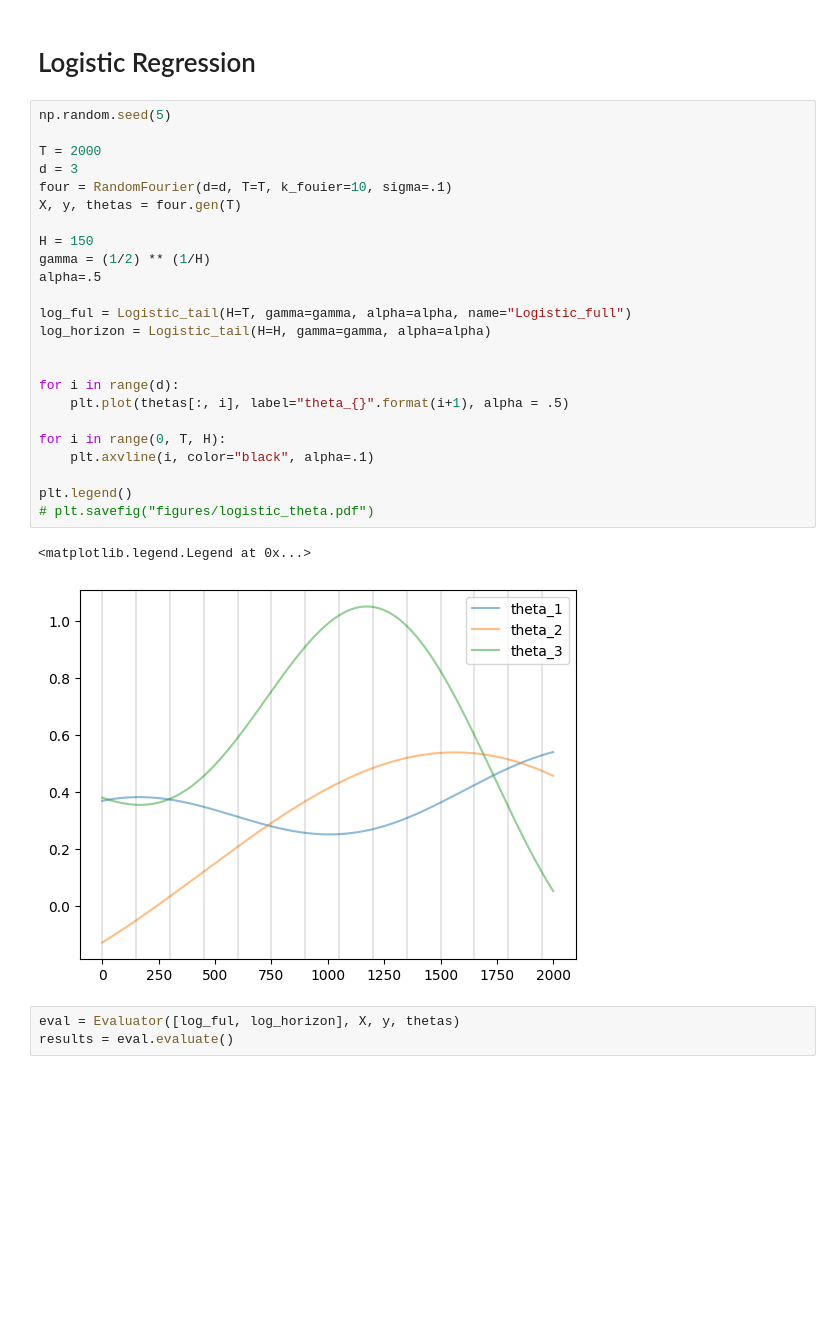
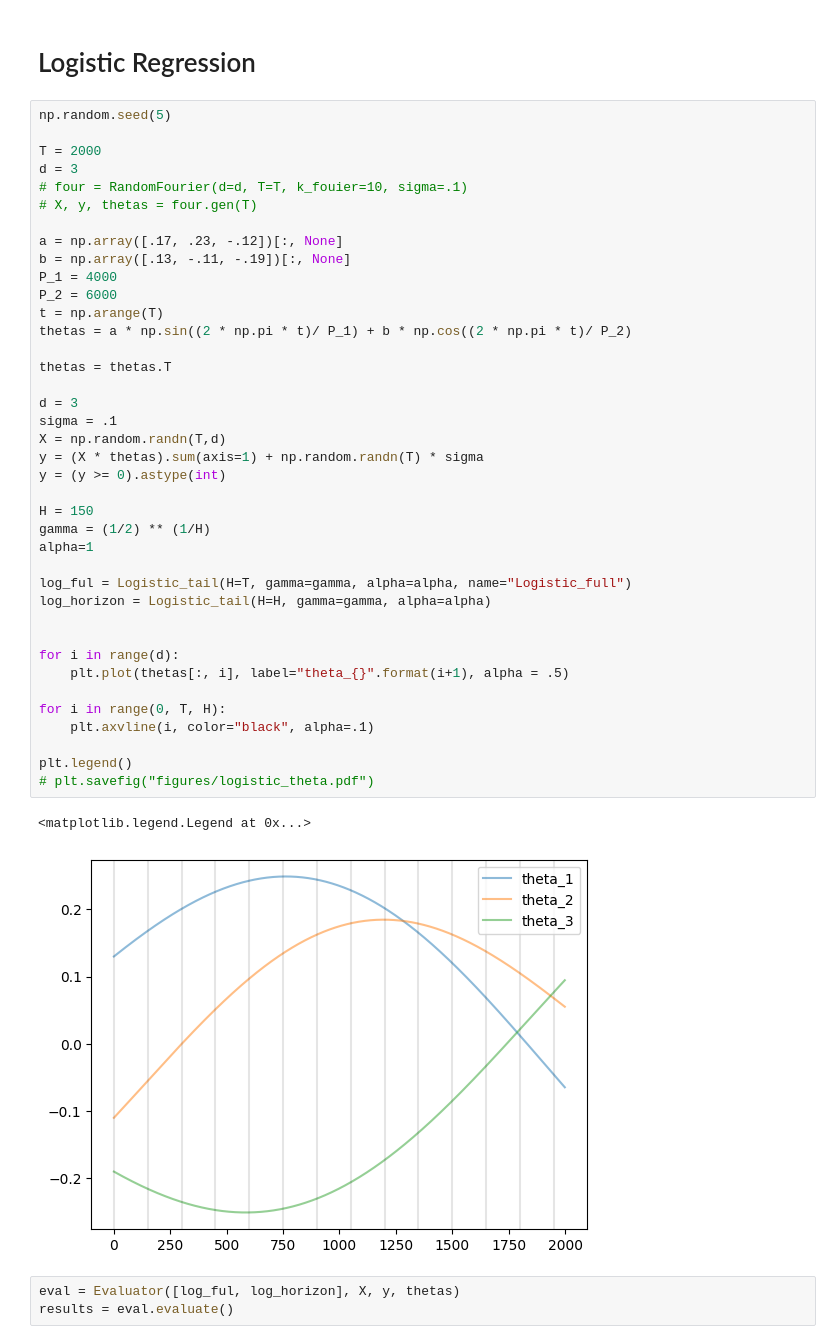
Before and after one commit to cvxgrp/ewmm_code, a Jupyter notebook: experiments.ipynb, the cells around one changed output. Cells and saved outputs as stored; diff of their text form; blank space fills up the shorter version.

```diff
--- a/experiments.ipynb
+++ b/experiments.ipynb
@@ -13,30 +13,45 @@ import pandas as pd
 # %%
 np.random.seed(5)
 
 T = 2000
 d = 3
-four = RandomFourier(d=d, T=T, k_fouier=10, sigma=.1)
-X, y, thetas = four.gen(T)
+# four = RandomFourier(d=d, T=T, k_fouier=10, sigma=.1)
+# X, y, thetas = four.gen(T)
+
+a = np.array([.17, .23, -.12])[:, None]
+b = np.array([.13, -.11, -.19])[:, None]
+P_1 = 4000
+P_2 = 6000
+t = np.arange(T)
+thetas = a * np.sin((2 * np.pi * t)/ P_1) + b * np.cos((2 * np.pi * t)/ P_2)
+
+thetas = thetas.T
+
+d = 3
+sigma = .1
+X = np.random.randn(T,d)
+y = (X * thetas).sum(axis=1) + np.random.randn(T) * sigma
+y = (y >= 0).astype(int)
 
 H = 150
 gamma = (1/2) ** (1/H)
-alpha=.5
+alpha=1
 
 log_ful = Logistic_tail(H=T, gamma=gamma, alpha=alpha, name="Logistic_full")
 log_horizon = Logistic_tail(H=H, gamma=gamma, alpha=alpha)
 
 
 for i in range(d):
     plt.plot(thetas[:, i], label="theta_{}".format(i+1), alpha = .5)
 
 for i in range(0, T, H):
     plt.axvline(i, color="black", alpha=.1)
 
 plt.legend()
 # plt.savefig("figures/logistic_theta.pdf")
 # %% [output]
 <matplotlib.legend.Legend at 0x...>
-[figure, old version]
+[figure, new version]
 # %%
 eval = Evaluator([log_ful, log_horizon], X, y, thetas)
 results = eval.evaluate()
```
Also changed, not shown: parts of 7 cells of this notebook, 1 other file.
